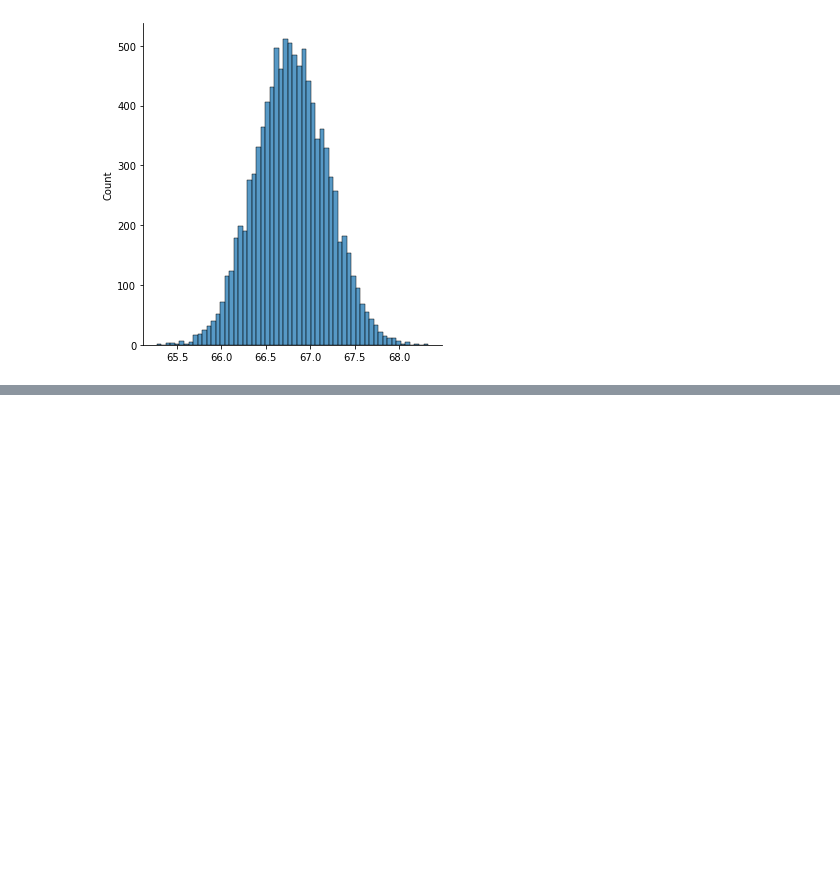
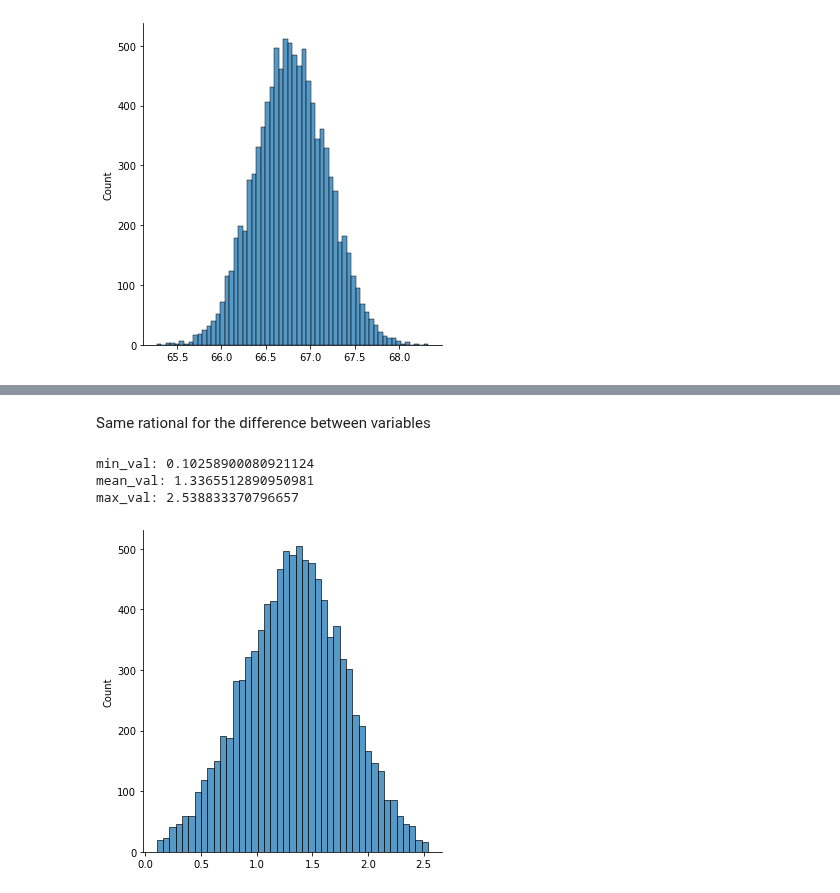
Before and after one commit to vpontello/DataScience_Nanodegree, a Jupyter notebook: 00_Extracurricular/02_Practical_Statistics/practical_statistics.ipynb, the cells around one changed output, grey strips where cells are left out. Saved outputs shown, nothing was run; the diff lists cells and outputs as text; code cells hidden in the pictures; blank space fills up the shorter version.

Commit message:
creating confidence intervals with bootstraping and the difference between two variables

```diff
--- a/00_Extracurricular/02_Practical_Statistics/practical_statistics.ipynb
+++ b/00_Extracurricular/02_Practical_Statistics/practical_statistics.ipynb
@@ -1123,13 +1123,19 @@ sns.displot(dist_arr)
 <seaborn.axisgrid.FacetGrid at 0x...>
 [figure]
 # %%
-val = 95/100
+def get_confidence_interval(dist_arr, confidence_percent):
+    val = confidence_percent/100
 
-min_quant = (1-val)/2
-max_quant = (1-min_quant)
-min_val = np.quantile(dist_arr, min_quant)
-max_val = np.quantile(dist_arr, max_quant)
-interval = pd.Series(dist_arr).apply(lambda x: x if(x<max_val and x>min_val) else np.nan).dropna()
+    min_quant = (1-val)/2
+    max_quant = (1-min_quant)
+    min_val = np.quantile(dist_arr, min_quant)
+    max_val = np.quantile(dist_arr, max_quant)
+    interval = pd.Series(dist_arr).apply(lambda x: x if(x<max_val and x>min_val) else np.nan).dropna()
 
+    sns.displot(interval)
 
-sns.displot(interval)
+    print(f'min_val: {min_val}')
+    print(f'mean_val: {np.mean(interval)}')
+    print(f'max_val: {max_val}')
+
+    return interval
@@ -1146,0 +1149,25 @@ max_val: 67.58128445933419
+# %% [markdown]
+Same rational for the difference between variables
+# %%
+import pandas as pd
+import numpy as np
+
+np.random.seed(42)
+
+coffee_full = pd.read_csv('data/coffee_dataset.csv')
+# creating a sample to simulate the data we might actually get in the real world.
+coffee_red = coffee_full.sample(200)
+# %%
+diffs = []
+for i in range(10000):
+    bootsample = coffee_red.sample(200, replace=True)
+    mean_coffee = bootsample.query('drinks_coffee == True')['height'].mean()
+    mean_noCoffee = bootsample.query('drinks_coffee == False')['height'].mean()
+    diffs.append(mean_coffee - mean_noCoffee)
+# %%
+diffs_99 =  get_confidence_interval(diffs, 99)
+# %% [output]
+min_val: 0.10258900080921124
+mean_val: 1.3365512890950981
+max_val: 2.538833370796657
+[figure, added]
```
Also changed, not shown: parts of 8 cells of this notebook.
